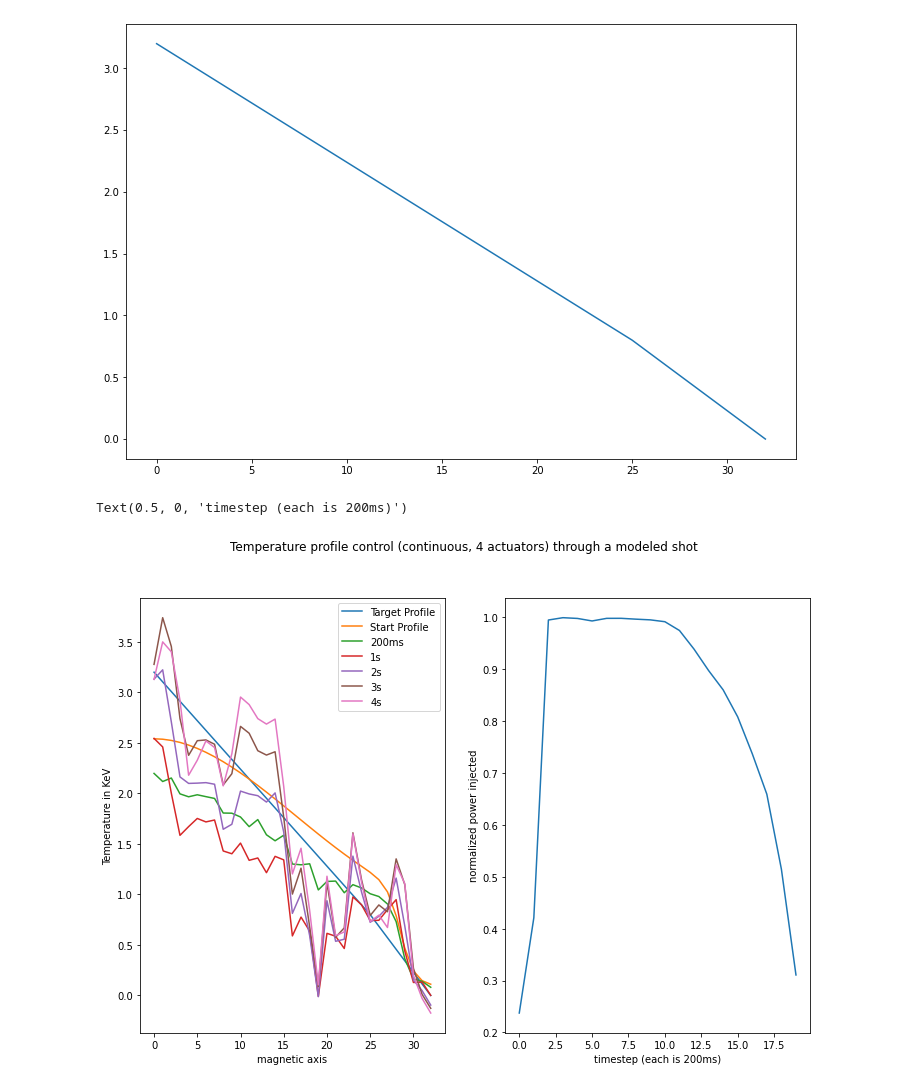
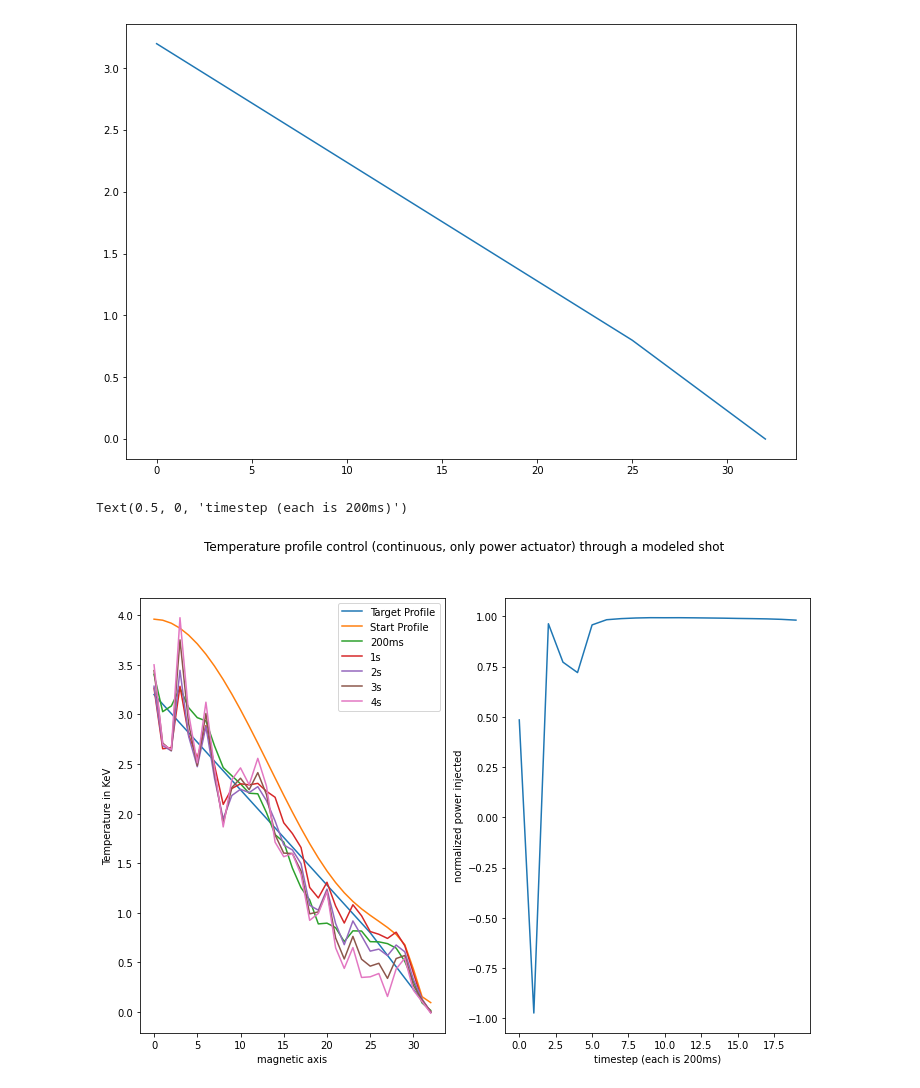
Before and after one commit to fusion-ml/plasma-profile-predictor, a Jupyter notebook: notebooks/plot_profile_control.ipynb, the cells around one changed output. Cells and saved outputs as stored; diff of their text form; code cells hidden in the pictures.

```diff
--- a/notebooks/plot_profile_control.ipynb
+++ b/notebooks/plot_profile_control.ipynb
@@ -23,7 +23,7 @@ def denormalize_control_continuous(controls):
     denorm_data = denormalize(data, normalization_dict, verbose=False)
     return denorm_data['input_temp']
 # %%
-filename = '/Users/virajm/src/plasma-profile-predictor/data/profile-targeting-sac/new.pkl'
+filename = '/Users/virajm/src/plasma-profile-predictor/data/profile-targeting-sac/paths.pkl'
 # %%
 core_value = 3.2
 pedestal_value = 0.8
@@ -49,31 +49,31 @@ def smooth_profile(profile, order=3, freq_cutoff=0.3):
     output = np.concatenate([filtered[:-order], profile[-order:]])
     return output
 # %%
-ep_num = 1
+ep_num = 0
 # %%
 # temperature profiles start at index 33 and end at index 65
 episode = paths[ep_num]
 observations = episode['observations']
 controls = episode['actions']
 temp_profile = observations[:, 33:66]
 fig, [ax1, ax2] = plt.subplots(1, 2)
 ax1.plot(target_profile, label="Target Profile")
 ax1.plot(denormalize_profile(temp_profile[0, :]), label="Start Profile")
 ax1.plot(denormalize_profile(temp_profile[1, :]), label="200ms")
 ax1.plot(denormalize_profile(temp_profile[5, :]), label="1s")
 ax1.plot(denormalize_profile(temp_profile[10, :]), label='2s')
 ax1.plot(denormalize_profile(temp_profile[15, :]), label='3s')
 ax1.plot(denormalize_profile(temp_profile[19, :]), label='4s')
 ax1.legend()
-fig.suptitle("Temperature profile control (continuous, 4 actuators) through a modeled shot")
+fig.suptitle("Temperature profile control (continuous, only power actuator) through a modeled shot")
 ax1.set_xlabel('magnetic axis')
 ax1.set_ylabel('Temperature in KeV')
-ax2.plot(controls[:, 1], label='pinj')
+ax2.plot(controls[:, 0], label='pinj')
 ax2.set_ylabel('normalized power injected')
 ax2.set_xlabel('timestep (each is 200ms)')
 # %% [output]
 Text(0.5, 0, 'timestep (each is 200ms)')
-[figure, old version]
+[figure, new version]
 # %%
 # temperature profiles start at index 33 and end at index 65
 episode = paths[ep_num]
```
Also changed, not shown: parts of 3 cells of this notebook.
